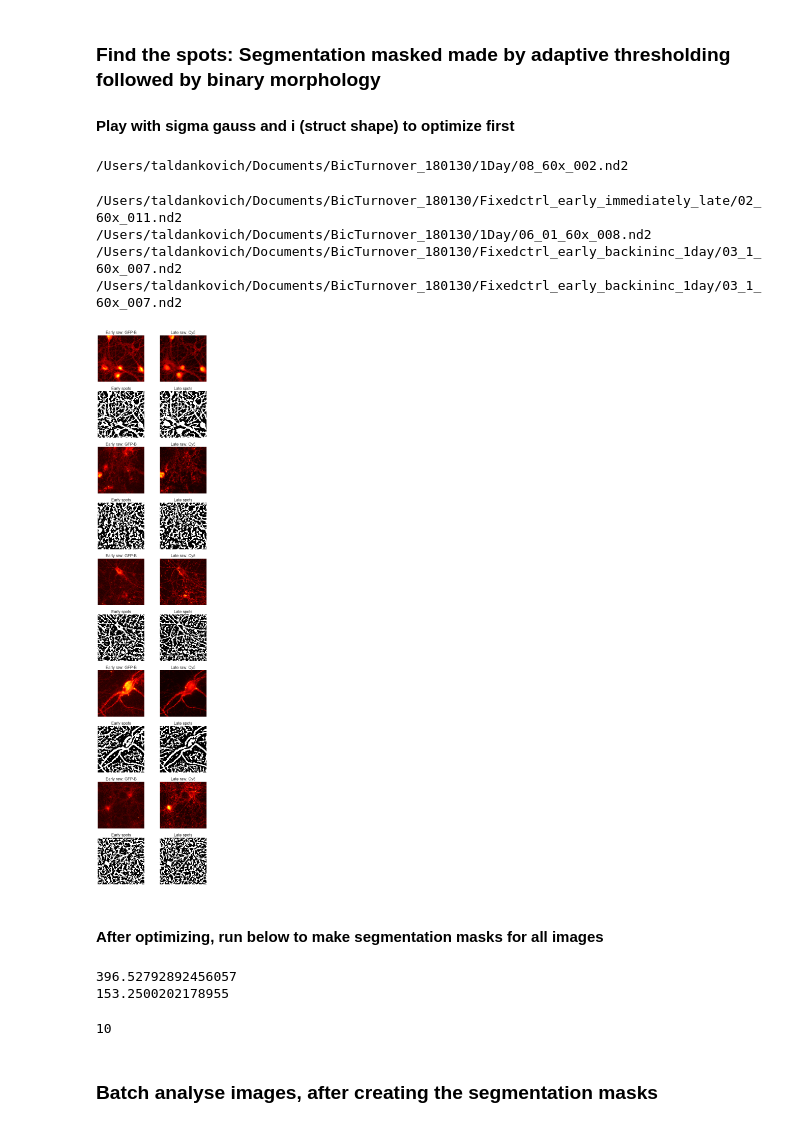
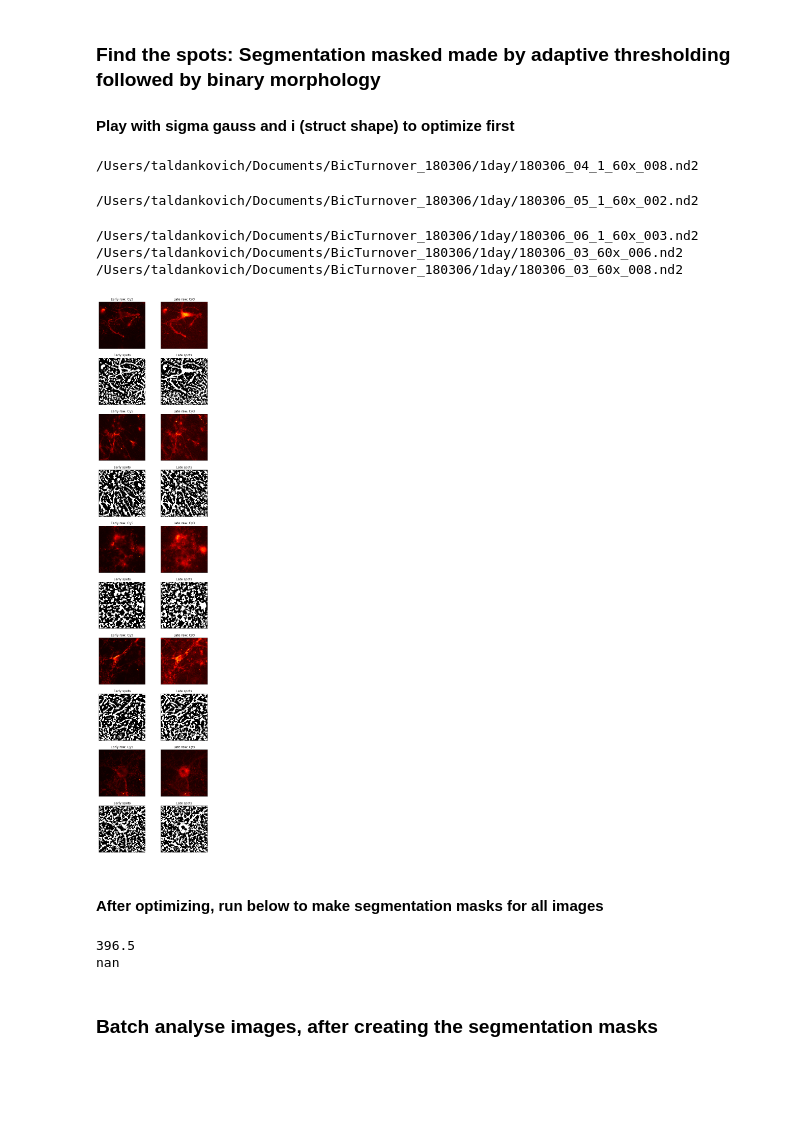
Before and after one commit to taldanko/Image_processing, a Jupyter notebook: TurnoverAnalysis_2Colours/TurnoverAnalysis_2colours.ipynb, the cells around one changed output. Cells and saved outputs as stored; diff of their text form; code cells hidden in the pictures; blank space fills up the shorter version.

```diff
--- a/TurnoverAnalysis_2Colours/TurnoverAnalysis_2colours.ipynb
+++ b/TurnoverAnalysis_2Colours/TurnoverAnalysis_2colours.ipynb
@@ -38,10 +38,10 @@ def corr2(a,b):
 ### Specify experiment directory, condtions and image details
 #### Makes dictionary for later storage of results
 # %%
-expdir='/Users/taldankovich/Documents/BicTurnover_180130/' #master folder
+expdir='/Users/taldankovich/Documents/BicTurnover_180306/' #master folder
 
-early_channel_no=2 #channel number of early incubation colour
-late_channel_no=1 #channel number of late incubation colour
+early_channel_no=1 #channel number of early incubation colour
+late_channel_no=2 #channel number of late incubation colour
 
 results = {"filename":[],
            "Early colour - spots mask":[],
@@ -76,8 +76,9 @@ for i in range(0,len(filelist)):
 fig=plt.figure(figsize=(8,80))
 figno=1
 for im in range(0,5):
-    with ND2Reader(results["filename"][np.random.randint(1,len(results["filename"]))]) as images:
-        print(results["filename"][np.random.randint(1,len(results["filename"]))])
+    im2read=results["filename"][np.random.randint(1,len(results["filename"]))]
+    with ND2Reader(im2read) as images:
+        print(im2read)
         early_image=images[early_channel_no-1]
         late_image=images[late_channel_no-1]
         [channel1name, channel2name]=early_image.metadata['channels']
@@ -119,40 +120,41 @@ for im in range(0,5):
         fig.add_subplot(20,2,figno)
         plt.imshow(early_image,interpolation='none',cmap='hot')
         plt.title('Early raw: '+early_channelname)
+        plt.ylabel(im2read)
         ax=plt.gca()
         ax.grid(color='none')
         ax.get_xaxis().set_visible(False)
         ax.get_yaxis().set_visible(False)
         fig.add_subplot(20,2,figno+1)
         plt.imshow(late_image,interpolation='none',cmap='hot')
         plt.title('Late raw: '+late_channelname)
         ax=plt.gca()
         ax.grid(color='none')
         ax.get_xaxis().set_visible(False)
         ax.get_yaxis().set_visible(False)
         fig.add_subplot(20,2,figno+2)
         plt.imshow(early_spots,interpolation='none',cmap='gray')
         plt.title('Early spots')
         ax=plt.gca()
         ax.grid(color='none')
         ax.get_xaxis().set_visible(False)
         ax.get_yaxis().set_visible(False)
         fig.add_subplot(20,2,figno+3)
         plt.imshow(late_spots,interpolation='none',cmap='gray')
         plt.title('Late spots')
         ax=plt.gca()
         ax.grid(color='none')
         ax.get_xaxis().set_visible(False)
         ax.get_yaxis().set_visible(False)
 
         figno=figno+4
 # %% [output]
-/Users/taldankovich/Documents/BicTurnover_180130/1Day/08_60x_002.nd2
+/Users/taldankovich/Documents/BicTurnover_180306/1day/180306_04_1_60x_008.nd2
-/Users/taldankovich/Documents/BicTurnover_180130/Fixedctrl_early_immediately_late/02_60x_011.nd2
-/Users/taldankovich/Documents/BicTurnover_180130/1Day/06_01_60x_008.nd2
-/Users/taldankovich/Documents/BicTurnover_180130/Fixedctrl_early_backininc_1day/03_1_60x_007.nd2
-/Users/taldankovich/Documents/BicTurnover_180130/Fixedctrl_early_backininc_1day/03_1_60x_007.nd2
+/Users/taldankovich/Documents/BicTurnover_180306/1day/180306_05_1_60x_002.nd2
+/Users/taldankovich/Documents/BicTurnover_180306/1day/180306_06_1_60x_003.nd2
+/Users/taldankovich/Documents/BicTurnover_180306/1day/180306_03_60x_006.nd2
+/Users/taldankovich/Documents/BicTurnover_180306/1day/180306_03_60x_008.nd2
-[figure, old version]
+[figure, new version]
 # %% [markdown]
 #### After optimizing, run below to make segmentation masks for all images
 # %%
@@ -225,18 +227,15 @@ for i in range(0,no_images_latebg):
         late_image=ndi.filters.median_filter(late_image,size=(3,3))
         latecolour_autoint[i]=np.mean(late_image)
 
-early_autoint_mean=np.mean(earlycolour_autoint)
+#early_autoint_mean=np.mean(earlycolour_autoint)
 late_autoint_mean=np.mean(latecolour_autoint)
 
+early_autoint_mean=396.5
 print(early_autoint_mean)
 print(late_autoint_mean)
 # %% [output]
-396.52792892456057
-153.2500202178955
+396.5
+nan
-# %%
-print(no_images_latebg)
-# %% [output]
-10
 # %%
 #if no controls done - run this
 early_autoint_mean=0
```
Also changed, not shown: parts of 3 cells of this notebook.
